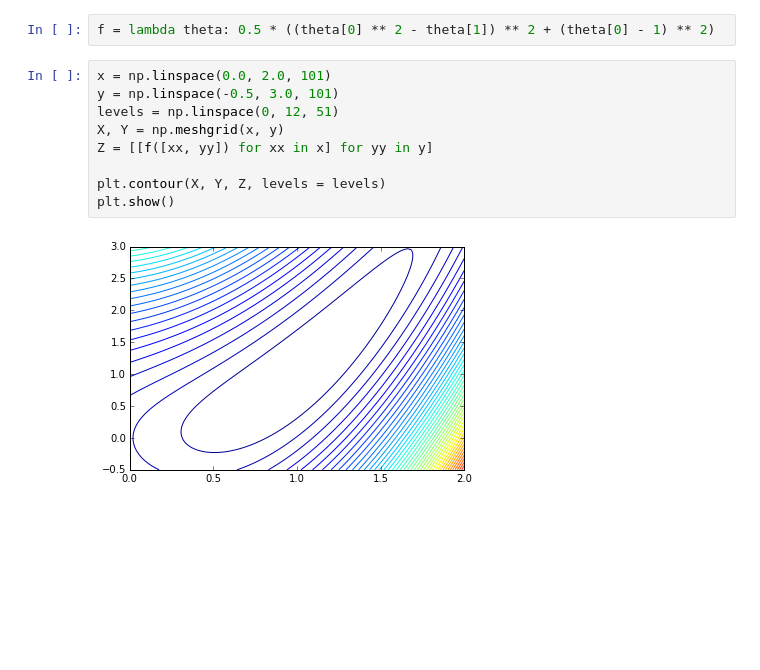
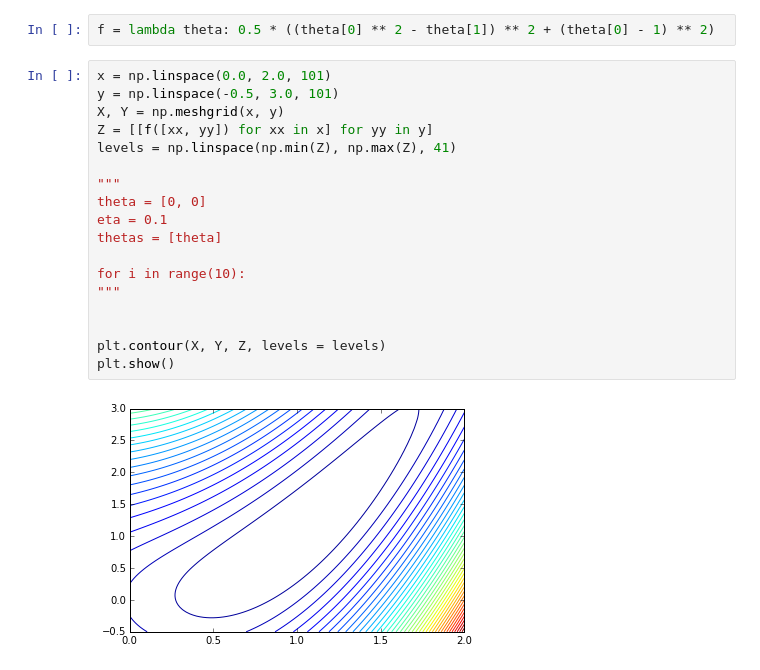
Before and after one commit to gregclinton/murphy, a Jupyter notebook: play.ipynb, the cells around one changed output. Drawn from its saved outputs; the diff is of its cells as text; blank space fills up the shorter version.

```diff
--- a/play.ipynb
+++ b/play.ipynb
@@ -7,11 +7,20 @@ f = lambda theta: 0.5 * ((theta[0] ** 2 - theta[1]) ** 2 + (theta[0] - 1) ** 2)
 # %%
 x = np.linspace(0.0, 2.0, 101)
 y = np.linspace(-0.5, 3.0, 101)
-levels = np.linspace(0, 12, 51)
 X, Y = np.meshgrid(x, y)
 Z = [[f([xx, yy]) for xx in x] for yy in y]
+levels = np.linspace(np.min(Z), np.max(Z), 41)
+
+"""
+theta = [0, 0]
+eta = 0.1
+thetas = [theta]
+
+for i in range(10):
+"""
+
 
 plt.contour(X, Y, Z, levels = levels)
 plt.show()
 # %% [output]
-[figure, old version]
+[figure, new version]
```
Also changed, not shown: 1 other file.
